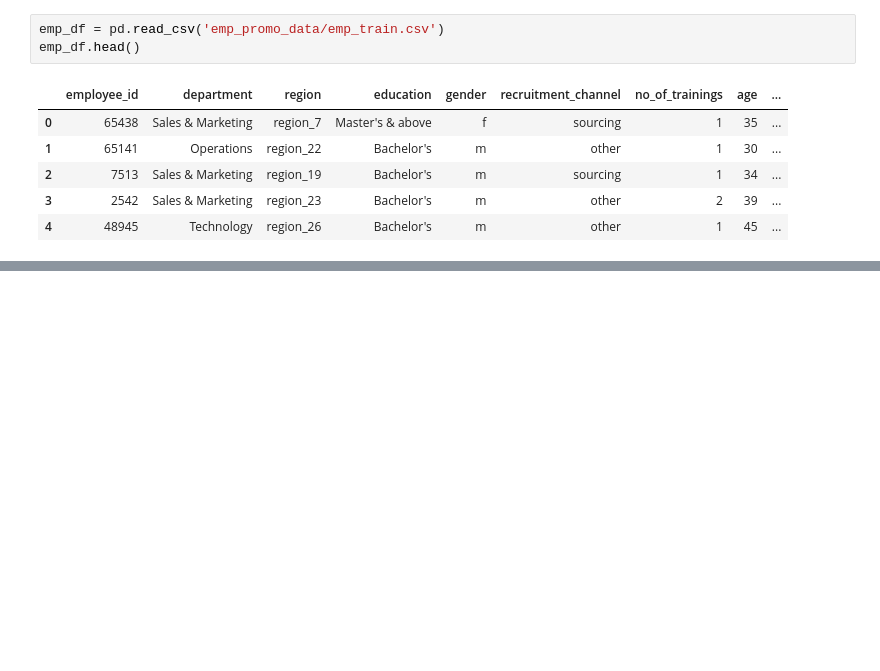
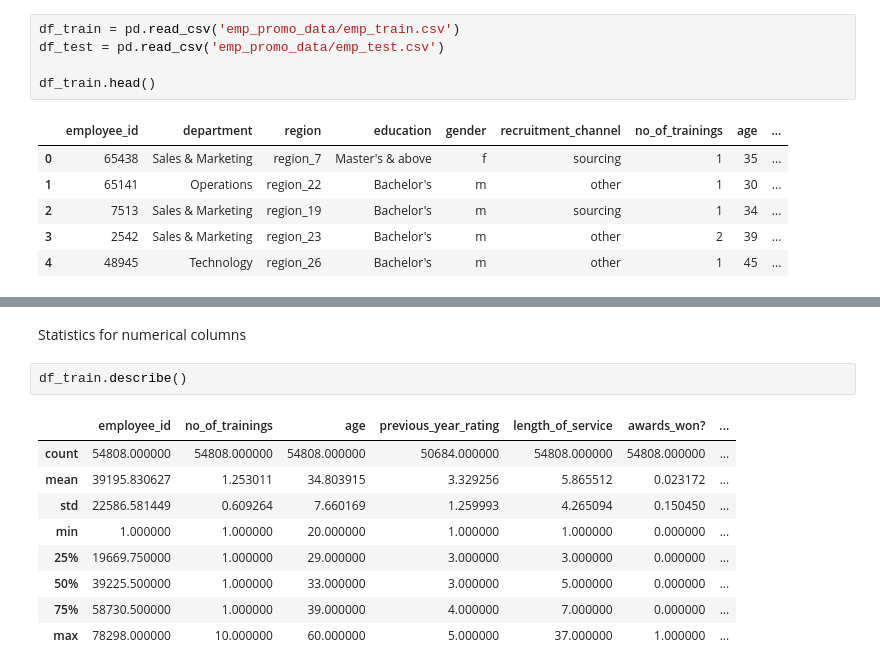
Before and after one commit to vdvChuong/AutoML-Streamlit, a Jupyter notebook: automl_pycaret.ipynb, the cells around one changed output, grey strips where cells are left out. Drawn from its saved outputs; the diff is of its cells as text; blank space fills up the shorter version.

```diff
--- a/automl_pycaret.ipynb
+++ b/automl_pycaret.ipynb
@@ -14,6 +24,8 @@ Load dataset:
 # %%
-emp_df = pd.read_csv('emp_promo_data/emp_train.csv')
-emp_df.head()
+df_train = pd.read_csv('emp_promo_data/emp_train.csv')
+df_test = pd.read_csv('emp_promo_data/emp_test.csv')
+
+df_train.head()
 # %% [output]
 |  | employee_id | department | region | education | gender | recruitment_channel | no_of_trainings | age | ... |
 | 0 | 65438 | Sales & Marketing | region_7 | Master's & above | f | sourcing | 1 | 35 | ... |
@@ -27,0 +86,14 @@ emp_df.head()
+# %% [markdown]
+Statistics for numerical columns
+# %%
+df_train.describe()
+# %% [output]
+|  | employee_id | no_of_trainings | age | previous_year_rating | length_of_service | awards_won? | ... |
+| count | 54808.000000 | 54808.000000 | 54808.000000 | 50684.000000 | 54808.000000 | 54808.000000 | ... |
+| mean | 39195.830627 | 1.253011 | 34.803915 | 3.329256 | 5.865512 | 0.023172 | ... |
+| std | 22586.581449 | 0.609264 | 7.660169 | 1.259993 | 4.265094 | 0.150450 | ... |
+| min | 1.000000 | 1.000000 | 20.000000 | 1.000000 | 1.000000 | 0.000000 | ... |
+| 25% | 19669.750000 | 1.000000 | 29.000000 | 3.000000 | 3.000000 | 0.000000 | ... |
+| 50% | 39225.500000 | 1.000000 | 33.000000 | 3.000000 | 5.000000 | 0.000000 | ... |
+| 75% | 58730.500000 | 1.000000 | 39.000000 | 4.000000 | 7.000000 | 0.000000 | ... |
+| max | 78298.000000 | 10.000000 | 60.000000 | 5.000000 | 37.000000 | 1.000000 | ... |
```
Also changed, not shown: parts of 36 cells of this notebook, 3 other files.
